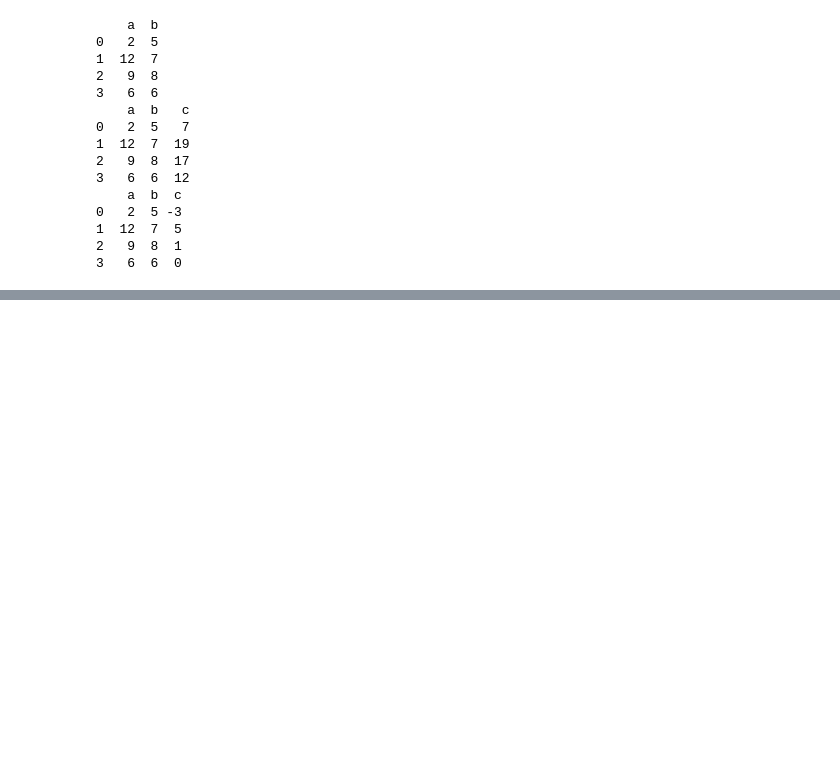
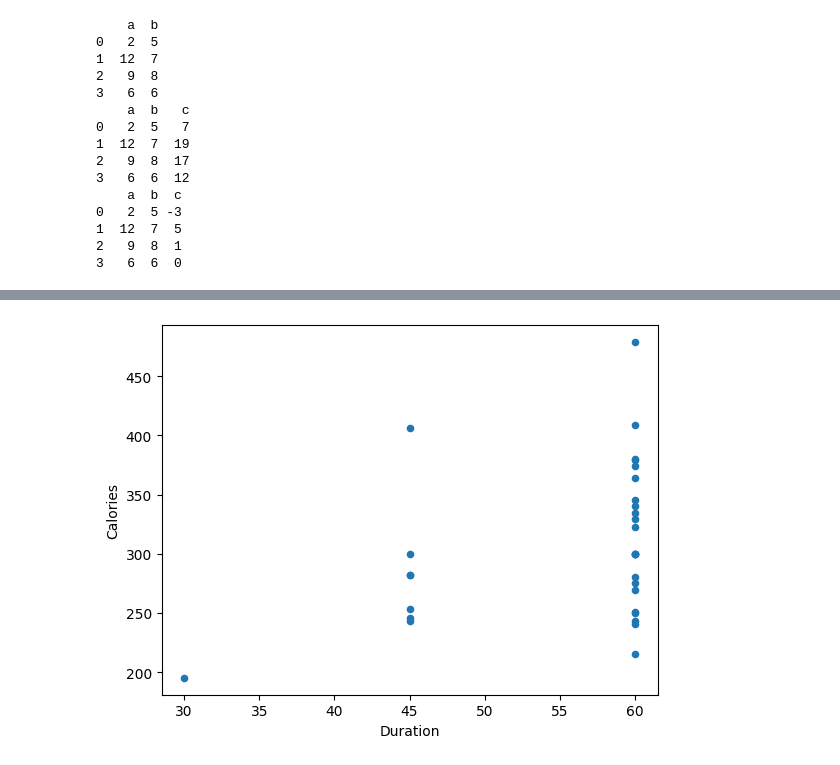
Before and after one commit to tahseen2003/python, a Jupyter notebook: practice.ipynb, the cells around one changed output, grey strips where cells are left out. Drawn from its saved outputs; the diff is of its cells as text; code cells hidden in the pictures; blank space fills up the shorter version.

```diff
--- a/practice.ipynb
+++ b/practice.ipynb
@@ -373,0 +543,5 @@ print(new)
+# %%
+file.plot(kind='scatter', x='Duration',y='Calories')
+plt.show()
+# %% [output]
+[figure, added]
```
Also changed, not shown: parts of 17 cells of this notebook, 1 other file.
